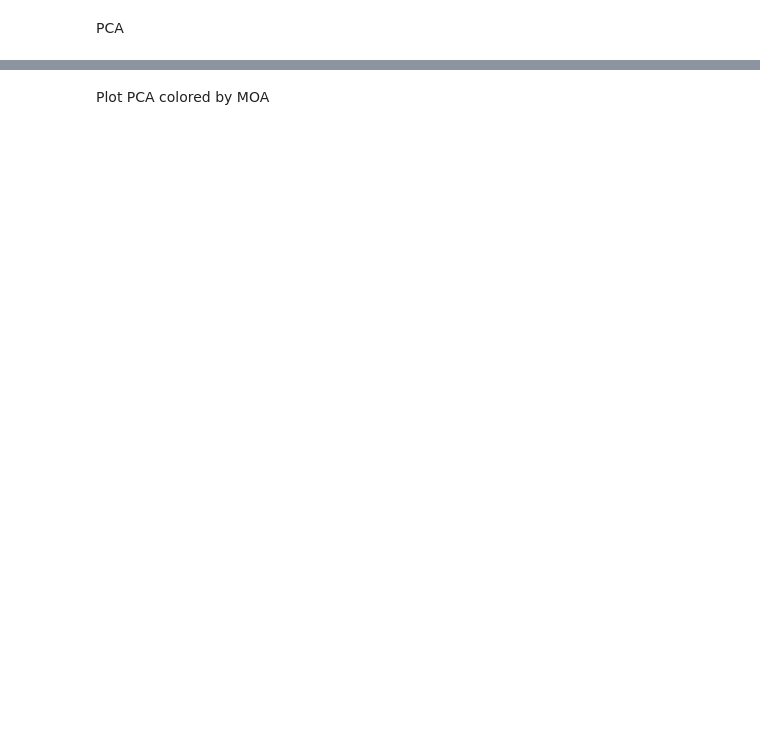
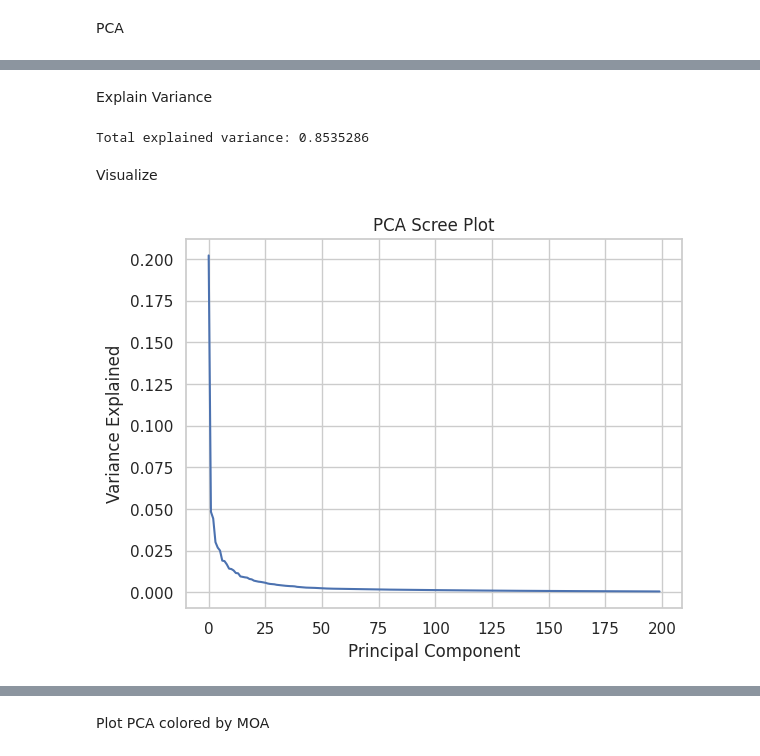
Before and after one commit to saamm/microscopy_self_supervised_learning, a Jupyter notebook: notebooks/04_baseline_pca.ipynb, the cells around one changed output, grey strips where cells are left out. Saved outputs shown, nothing was run; the diff lists cells and outputs as text; code cells hidden in the pictures; blank space fills up the shorter version.

```diff
--- a/notebooks/04_baseline_pca.ipynb
+++ b/notebooks/04_baseline_pca.ipynb
@@ -134,0 +46,4 @@ compound_counts.to_csv(os.path.join(RESULTS_TAB, "compound_counts.csv"))
+# %%
+X_flat = X.reshape(len(X), -1)
+
+print(X_flat.shape)
@@ -195,5 +61,0 @@ Surprisingly, PCA features achieved higher classification accuracy than SSL embe
-# %%
-pca = PCA(n_components=10)
-X_pca = pca.fit_transform(X_scaled)
-
-print("Explained variance ratio:", pca.explained_variance_ratio_[:5])
@@ -209,0 +70,22 @@ ev_df.to_csv(os.path.join(RESULTS_TAB, "pca_explained_variance.csv"), index=Fals
+# %%
+from sklearn.decomposition import PCA
+import numpy as np
+
+components = [2, 5, 10, 20, 50, 100, 200]
+
+variance_results = []
+
+for n in components:
+
+    pca = PCA(n_components=n, random_state=42)
+
+    X_pca = pca.fit_transform(X_scaled)
+
+    explained = np.sum(pca.explained_variance_ratio_)
+
+    variance_results.append(explained)
+
+    print(f"Components: {n}")
+    print(f"Embedding shape: {X_pca.shape}")
+    print(f"Total explained variance: {explained:.4f}")
+    print("-------------")
@@ -209,0 +110,20 @@ ev_df.to_csv(os.path.join(RESULTS_TAB, "pca_explained_variance.csv"), index=Fals
+# %% [markdown]
+Explain Variance
+# %%
+import numpy as np
+
+explained = np.sum(pca.explained_variance_ratio_)
+
+print("Total explained variance:", explained)
+# %% [output]
+Total explained variance: 0.8535286
+# %% [markdown]
+Visualize
+# %%
+plt.plot(pca.explained_variance_ratio_)
+plt.xlabel("Principal Component")
+plt.ylabel("Variance Explained")
+plt.title("PCA Scree Plot")
+plt.show()
+# %% [output]
+[figure, added]
```
Also changed, not shown: parts of 67 cells of this notebook, 4 other files.
